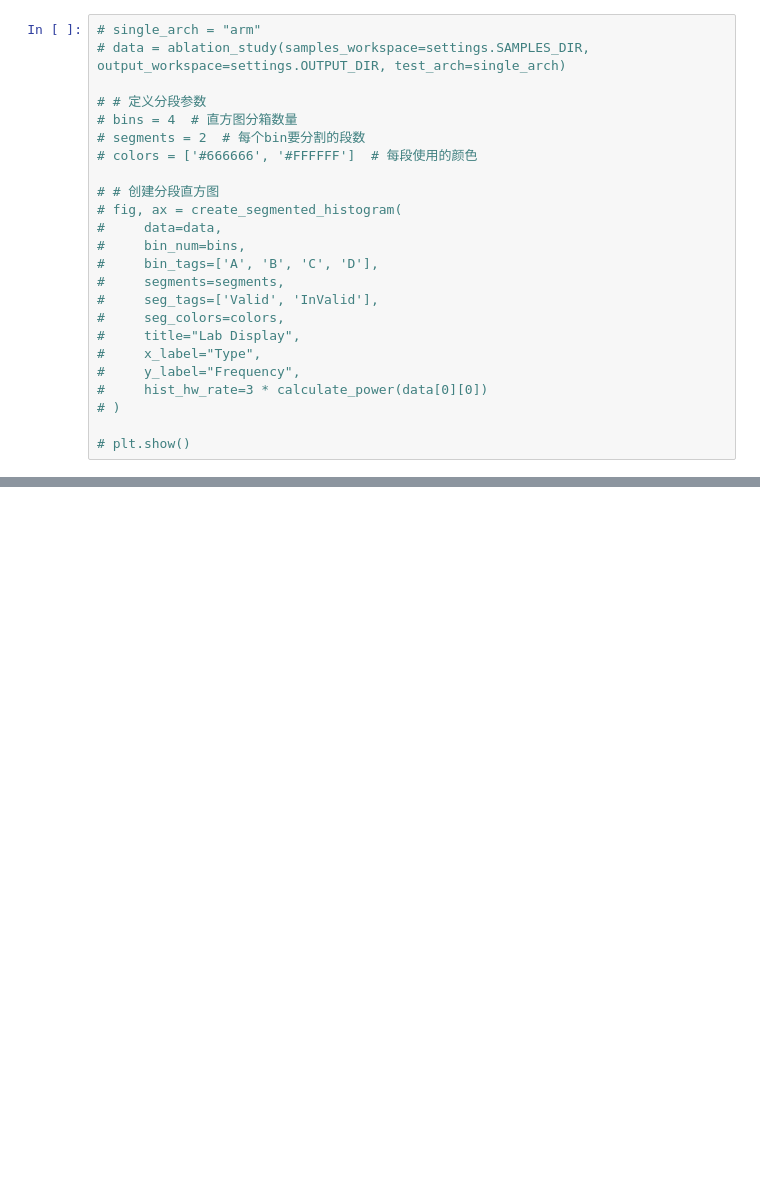
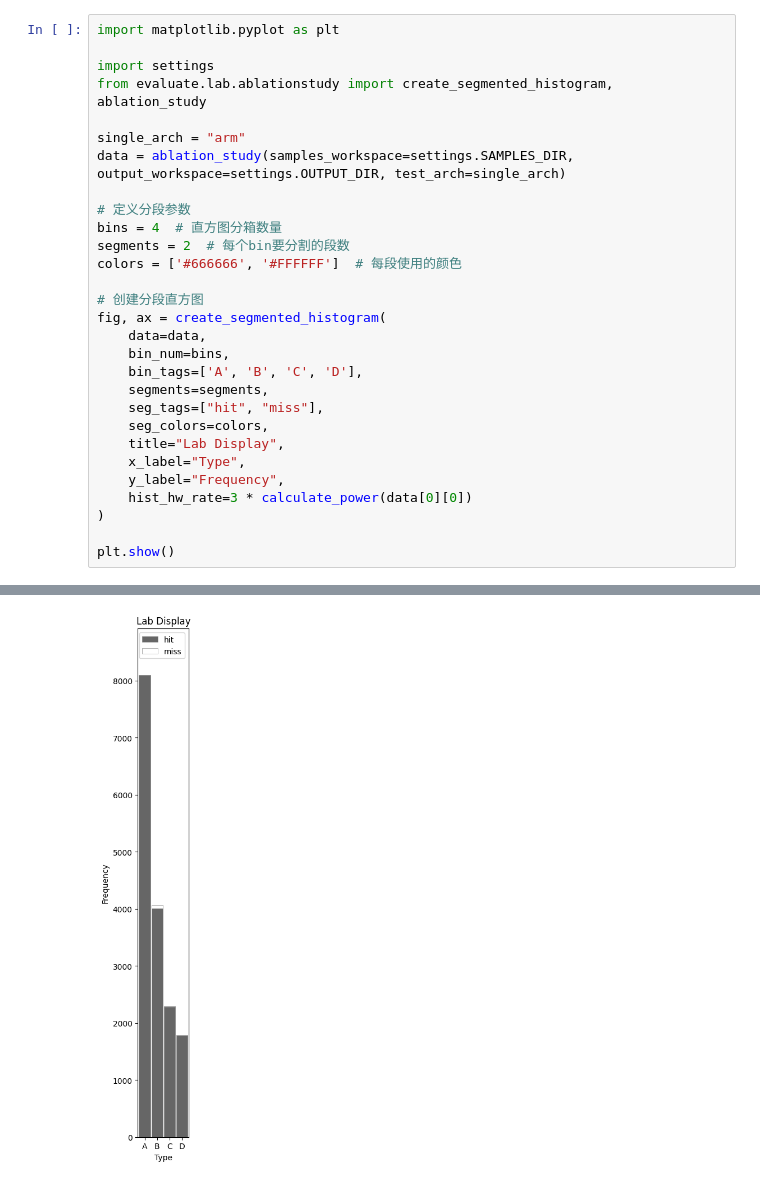
Before and after one commit to NCNIPCIoTSec/FBFISADetector, a Jupyter notebook: src/labDisplay.ipynb, the cells around one changed output, grey strips where cells are left out. Saved outputs shown, nothing was run; the diff lists cells and outputs as text; blank space fills up the shorter version.

```diff
--- a/src/labDisplay.ipynb
+++ b/src/labDisplay.ipynb
@@ -99,24 +180,30 @@ plt.show()
 # %%
-# single_arch = "arm"
-# data = ablation_study(samples_workspace=settings.SAMPLES_DIR, output_workspace=settings.OUTPUT_DIR, test_arch=single_arch)
+import matplotlib.pyplot as plt
 
-# # 定义分段参数
-# bins = 4  # 直方图分箱数量
-# segments = 2  # 每个bin要分割的段数
-# colors = ['#666666', '#FFFFFF']  # 每段使用的颜色
+import settings
+from evaluate.lab.ablationstudy import create_segmented_histogram, ablation_study
 
-# # 创建分段直方图
-# fig, ax = create_segmented_histogram(
-#     data=data,
-#     bin_num=bins,
-#     bin_tags=['A', 'B', 'C', 'D'],
-#     segments=segments,
-#     seg_tags=['Valid', 'InValid'],
-#     seg_colors=colors,
-#     title="Lab Display",
-#     x_label="Type",
-#     y_label="Frequency",
-#     hist_hw_rate=3 * calculate_power(data[0][0])
-# )
+single_arch = "arm"
+data = ablation_study(samples_workspace=settings.SAMPLES_DIR, output_workspace=settings.OUTPUT_DIR, test_arch=single_arch)
 
-# plt.show()
+# 定义分段参数
+bins = 4  # 直方图分箱数量
+segments = 2  # 每个bin要分割的段数
+colors = ['#666666', '#FFFFFF']  # 每段使用的颜色
+
+# 创建分段直方图
+fig, ax = create_segmented_histogram(
+    data=data,
+    bin_num=bins,
+    bin_tags=['A', 'B', 'C', 'D'],
+    segments=segments,
+    seg_tags=["hit", "miss"],
+    seg_colors=colors,
+    title="Lab Display",
+    x_label="Type",
+    y_label="Frequency",
+    hist_hw_rate=3 * calculate_power(data[0][0])
+)
+
+plt.show()
+# %% [output]
@@ -122,0 +227 @@ plt.show()
+[figure, added]
```
Also changed, not shown: parts of 7 cells of this notebook, 50 other files.
